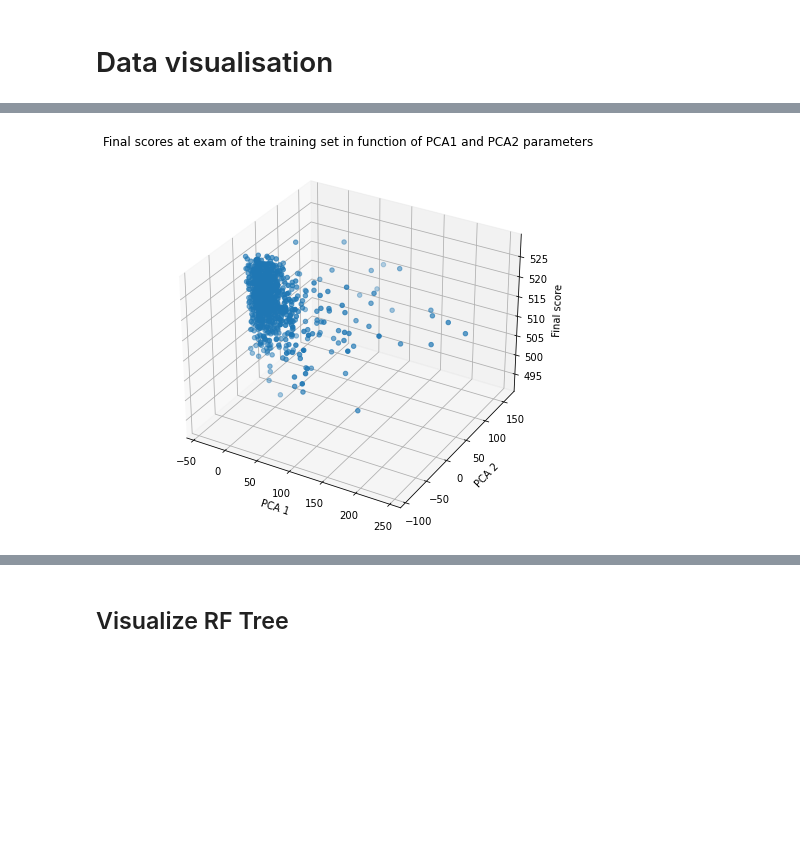
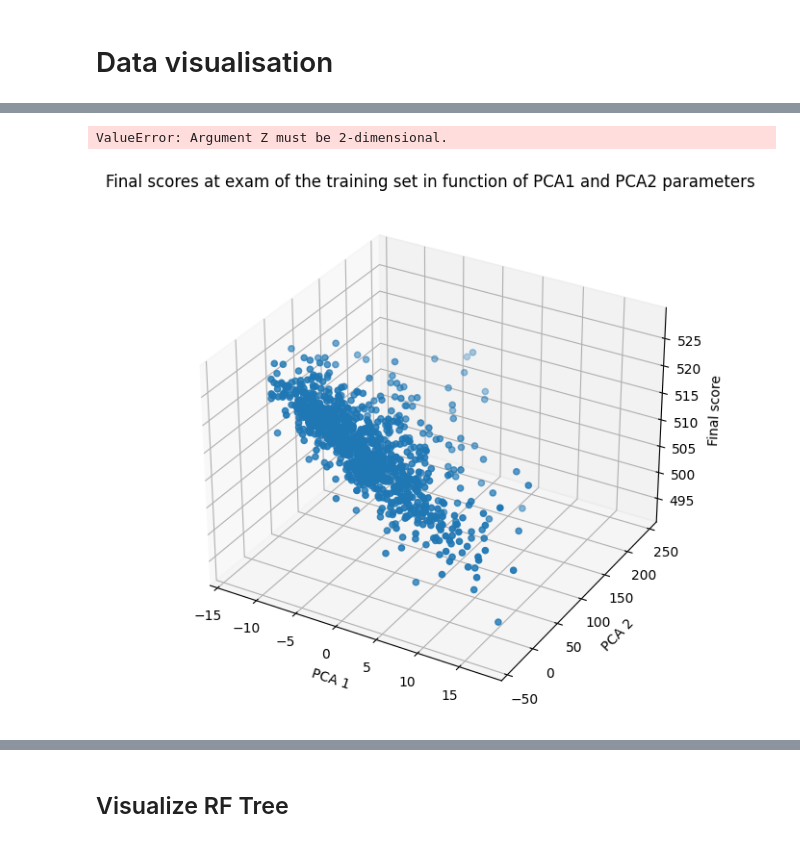
Before and after one commit to sjh-bluhm/MCAT_Machine_Learning, a Jupyter notebook: final_project.ipynb, the cells around one changed output, grey strips where cells are left out. Cells and saved outputs as stored; diff of their text form; code cells hidden in the pictures; blank space fills up the shorter version.

```diff
--- a/final_project.ipynb
+++ b/final_project.ipynb
@@ -412,0 +386,10 @@ plt.show()
+# %%
+from scipy.stats import linregress
+print(X_train_reduced[0].shape, y_train.shape)
+r_values = []
+for compo in range(10):
+    slope, intercept, r_value, p_value, std_err = linregress(X_train_reduced[:,compo], y_train)
+    r_value = -np.abs(r_value)
+    r_values.append(r_value)
+order = np.argsort(r_values)
+X_train_reduced = X_train_reduced[:,order]
@@ -436,13 +433,24 @@ plt.show()
 # %%
 #3D plotting
 fig = plt.figure(figsize=(7,7))
 ax = fig.add_subplot(projection='3d')
 ax.scatter(X_train_reduced[:, 0], X_train_reduced[:, 1], y_train)#, c=colors)
 ax.set_xlabel('PCA 1')
 ax.set_ylabel('PCA 2')
 ax.set_zlabel("Final score")
 #plt.legend(*sc.legend_elements(), title='digit',loc="upper center")
 plt.title("Final scores at exam of the training set in function of PCA1 and PCA2 parameters")
+
+coefs = lin_reg1.coef_
+intercept = lin_reg1.intercept_
+xs = np.arange(-15,10,15)
+ys = np.arange(-50,10,250)
+zs = xs*coefs[0]+ys*coefs[1]+intercept
+#print("Equation: y = {:.2f} + {:.2f}x1 + {:.2f}x2".format(intercept, coefs[0],coefs[1]))
+
+ax.plot_surface(xs,ys,zs, alpha=0.5)
+
 plt.show()
 # %% [output]
+ValueError: Argument Z must be 2-dimensional.
-[figure, old version]
+[figure, new version]
```
Also changed, not shown: parts of 15 cells of this notebook, 1 other file.
